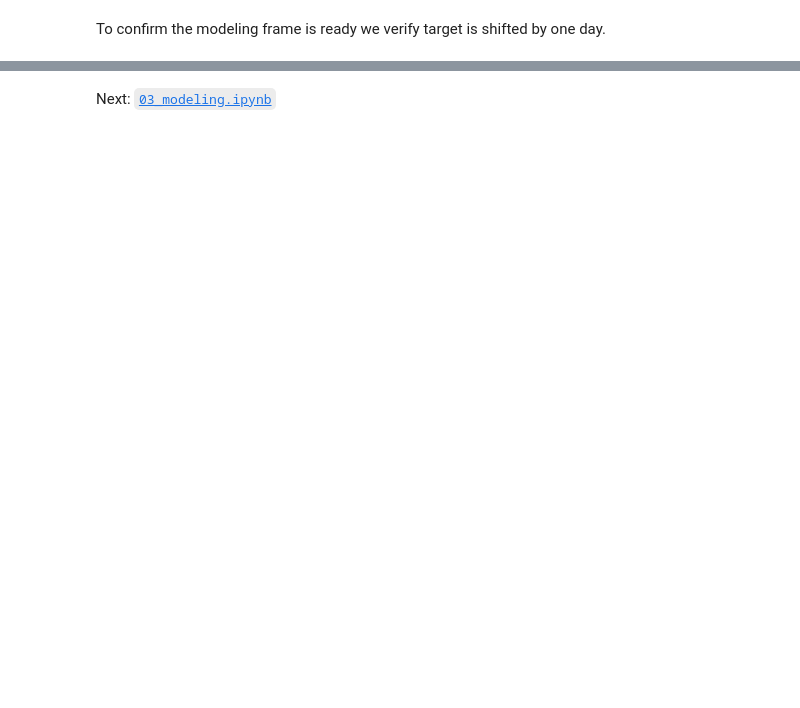
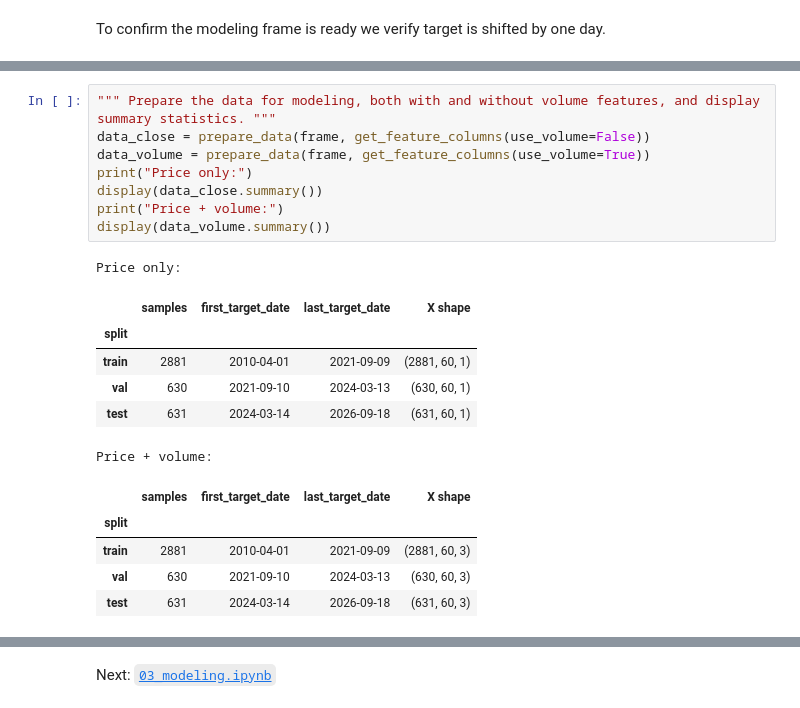
Before and after one commit to wences-psu/Stock_Price_DL, a Jupyter notebook: notebooks/02_data_preparation.ipynb, the cells around one changed output, grey strips where cells are left out. Cells and saved outputs as stored; diff of their text form; blank space fills up the shorter version.

```diff
--- a/notebooks/02_data_preparation.ipynb
+++ b/notebooks/02_data_preparation.ipynb
@@ -133,0 +544,21 @@ AssertionError:
+# %%
+""" Prepare the data for modeling, both with and without volume features, and display summary statistics. """
+data_close = prepare_data(frame, get_feature_columns(use_volume=False))
+data_volume = prepare_data(frame, get_feature_columns(use_volume=True))
+print("Price only:")
+display(data_close.summary())
+print("Price + volume:")
+display(data_volume.summary())
+# %% [output]
+Price only:
+|  | samples | first_target_date | last_target_date | X shape |
+| split |  |  |  |  |
+| train | 2881 | 2010-04-01 | 2021-09-09 | (2881, 60, 1) |
+| val | 630 | 2021-09-10 | 2024-03-13 | (630, 60, 1) |
+| test | 631 | 2024-03-14 | 2026-09-18 | (631, 60, 1) |
+Price + volume:
+|  | samples | first_target_date | last_target_date | X shape |
+| split |  |  |  |  |
+| train | 2881 | 2010-04-01 | 2021-09-09 | (2881, 60, 3) |
+| val | 630 | 2021-09-10 | 2024-03-13 | (630, 60, 3) |
+| test | 631 | 2024-03-14 | 2026-09-18 | (631, 60, 3) |
```
Also changed, not shown: parts of 33 cells of this notebook, 9 other files.
